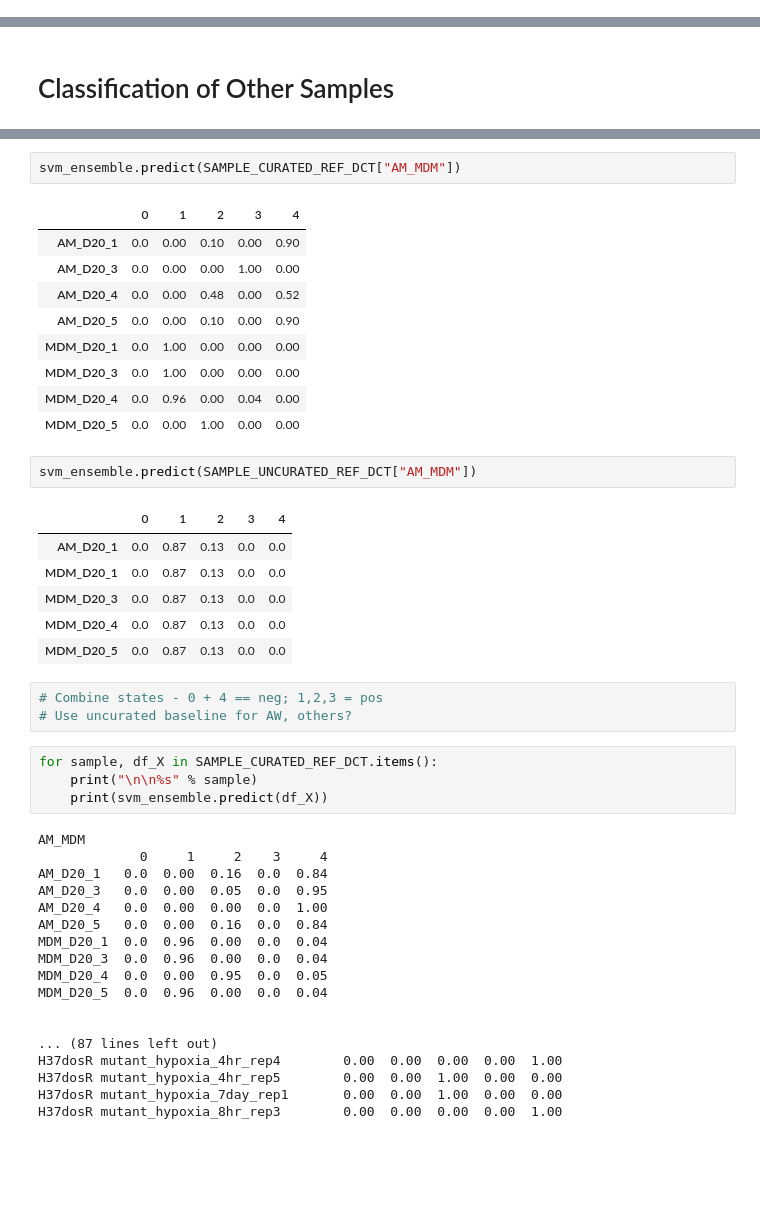
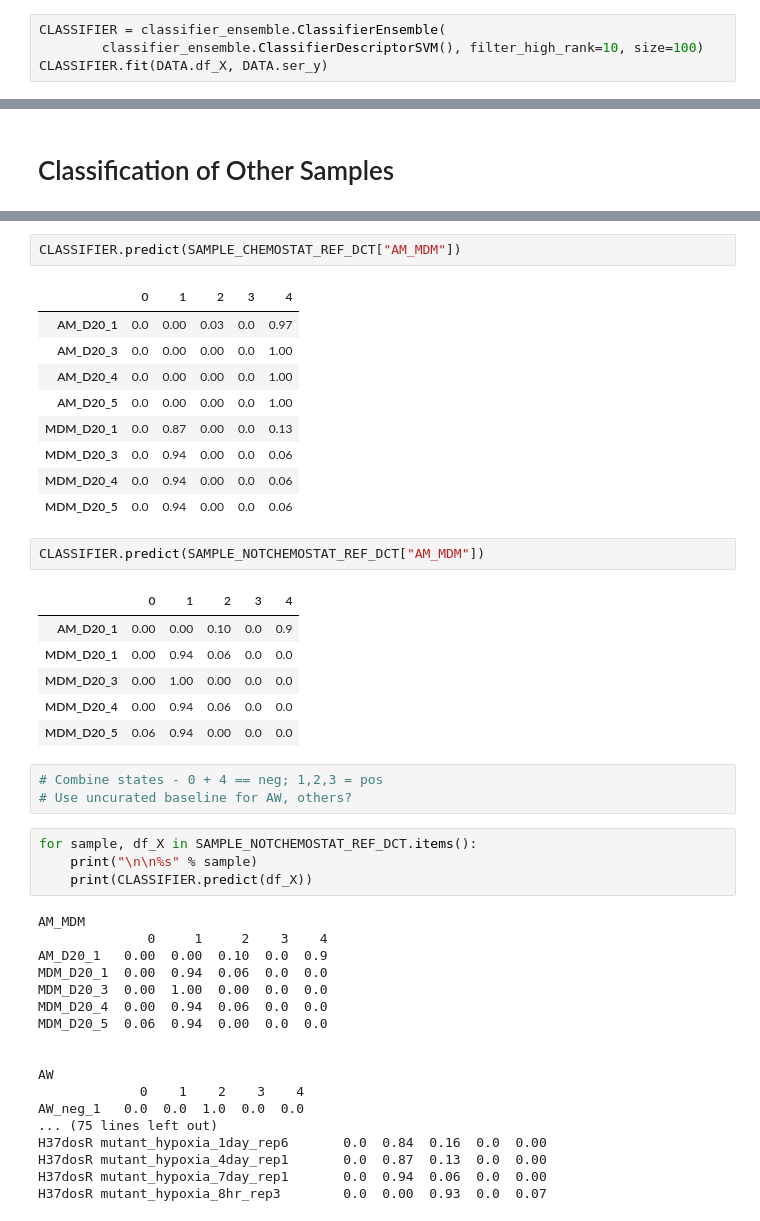
Before and after one commit to uwescience/xstate, a Jupyter notebook: notebooks/Classification of Lab Samples.ipynb, the cells around one changed output, grey strips where cells are left out. Drawn from its saved outputs; the diff is of its cells as text; blank space fills up the shorter version.

```diff
--- a/notebooks/Classification of Lab Samples.ipynb
+++ b/notebooks/Classification of Lab Samples.ipynb
@@ -27,0 +44,4 @@ from sklearn.model_selection import cross_val_score
+# %%
+CLASSIFIER = classifier_ensemble.ClassifierEnsemble(
+        classifier_ensemble.ClassifierDescriptorSVM(), filter_high_rank=10, size=100)
+CLASSIFIER.fit(DATA.df_X, DATA.ser_y)
@@ -115,46 +318,46 @@ svm_ensemble.fit(DATA.df_X, DATA.ser_y)
 # %%
-svm_ensemble.predict(SAMPLE_CURATED_REF_DCT["AM_MDM"])
+CLASSIFIER.predict(SAMPLE_CHEMOSTAT_REF_DCT["AM_MDM"])
 # %% [output]
 |  | 0 | 1 | 2 | 3 | 4 |
-| AM_D20_1 | 0.0 | 0.00 | 0.10 | 0.00 | 0.90 |
-| AM_D20_3 | 0.0 | 0.00 | 0.00 | 1.00 | 0.00 |
-| AM_D20_4 | 0.0 | 0.00 | 0.48 | 0.00 | 0.52 |
-| AM_D20_5 | 0.0 | 0.00 | 0.10 | 0.00 | 0.90 |
-| MDM_D20_1 | 0.0 | 1.00 | 0.00 | 0.00 | 0.00 |
-| MDM_D20_3 | 0.0 | 1.00 | 0.00 | 0.00 | 0.00 |
-| MDM_D20_4 | 0.0 | 0.96 | 0.00 | 0.04 | 0.00 |
-| MDM_D20_5 | 0.0 | 0.00 | 1.00 | 0.00 | 0.00 |
+| AM_D20_1 | 0.0 | 0.00 | 0.03 | 0.0 | 0.97 |
+| AM_D20_3 | 0.0 | 0.00 | 0.00 | 0.0 | 1.00 |
+| AM_D20_4 | 0.0 | 0.00 | 0.00 | 0.0 | 1.00 |
+| AM_D20_5 | 0.0 | 0.00 | 0.00 | 0.0 | 1.00 |
+| MDM_D20_1 | 0.0 | 0.87 | 0.00 | 0.0 | 0.13 |
+| MDM_D20_3 | 0.0 | 0.94 | 0.00 | 0.0 | 0.06 |
+| MDM_D20_4 | 0.0 | 0.94 | 0.00 | 0.0 | 0.06 |
+| MDM_D20_5 | 0.0 | 0.94 | 0.00 | 0.0 | 0.06 |
 # %%
-svm_ensemble.predict(SAMPLE_UNCURATED_REF_DCT["AM_MDM"])
+CLASSIFIER.predict(SAMPLE_NOTCHEMOSTAT_REF_DCT["AM_MDM"])
 # %% [output]
 |  | 0 | 1 | 2 | 3 | 4 |
-| AM_D20_1 | 0.0 | 0.87 | 0.13 | 0.0 | 0.0 |
-| MDM_D20_1 | 0.0 | 0.87 | 0.13 | 0.0 | 0.0 |
-| MDM_D20_3 | 0.0 | 0.87 | 0.13 | 0.0 | 0.0 |
-| MDM_D20_4 | 0.0 | 0.87 | 0.13 | 0.0 | 0.0 |
-| MDM_D20_5 | 0.0 | 0.87 | 0.13 | 0.0 | 0.0 |
+| AM_D20_1 | 0.00 | 0.00 | 0.10 | 0.0 | 0.9 |
+| MDM_D20_1 | 0.00 | 0.94 | 0.06 | 0.0 | 0.0 |
+| MDM_D20_3 | 0.00 | 1.00 | 0.00 | 0.0 | 0.0 |
+| MDM_D20_4 | 0.00 | 0.94 | 0.06 | 0.0 | 0.0 |
+| MDM_D20_5 | 0.06 | 0.94 | 0.00 | 0.0 | 0.0 |
 # %%
 # Combine states - 0 + 4 == neg; 1,2,3 = pos
 # Use uncurated baseline for AW, others?
 # %%
-for sample, df_X in SAMPLE_CURATED_REF_DCT.items():
+for sample, df_X in SAMPLE_NOTCHEMOSTAT_REF_DCT.items():
     print("\n\n%s" % sample)
-    print(svm_ensemble.predict(df_X))
+    print(CLASSIFIER.predict(df_X))
 # %% [output]
 AM_MDM
-             0     1     2    3     4
-AM_D20_1   0.0  0.00  0.16  0.0  0.84
-AM_D20_3   0.0  0.00  0.05  0.0  0.95
-AM_D20_4   0.0  0.00  0.00  0.0  1.00
-AM_D20_5   0.0  0.00  0.16  0.0  0.84
-MDM_D20_1  0.0  0.96  0.00  0.0  0.04
-MDM_D20_3  0.0  0.96  0.00  0.0  0.04
-MDM_D20_4  0.0  0.00  0.95  0.0  0.05
-MDM_D20_5  0.0  0.96  0.00  0.0  0.04
+              0     1     2    3    4
+AM_D20_1   0.00  0.00  0.10  0.0  0.9
+MDM_D20_1  0.00  0.94  0.06  0.0  0.0
+MDM_D20_3  0.00  1.00  0.00  0.0  0.0
+MDM_D20_4  0.00  0.94  0.06  0.0  0.0
+MDM_D20_5  0.06  0.94  0.00  0.0  0.0
 
 
-... (87 lines left out)
-H37dosR mutant_hypoxia_4hr_rep4        0.00  0.00  0.00  0.00  1.00
-H37dosR mutant_hypoxia_4hr_rep5        0.00  0.00  1.00  0.00  0.00
-H37dosR mutant_hypoxia_7day_rep1       0.00  0.00  1.00  0.00  0.00
-H37dosR mutant_hypoxia_8hr_rep3        0.00  0.00  0.00  0.00  1.00
+AW
+             0    1    2    3    4
+AW_neg_1   0.0  0.0  1.0  0.0  0.0
+... (75 lines left out)
+H37dosR mutant_hypoxia_1day_rep6       0.0  0.84  0.16  0.0  0.00
+H37dosR mutant_hypoxia_4day_rep1       0.0  0.87  0.13  0.0  0.00
+H37dosR mutant_hypoxia_7day_rep1       0.0  0.94  0.06  0.0  0.00
+H37dosR mutant_hypoxia_8hr_rep3        0.0  0.00  0.93  0.0  0.07
```
Also changed, not shown: parts of 46 cells of this notebook, 5 other files.
